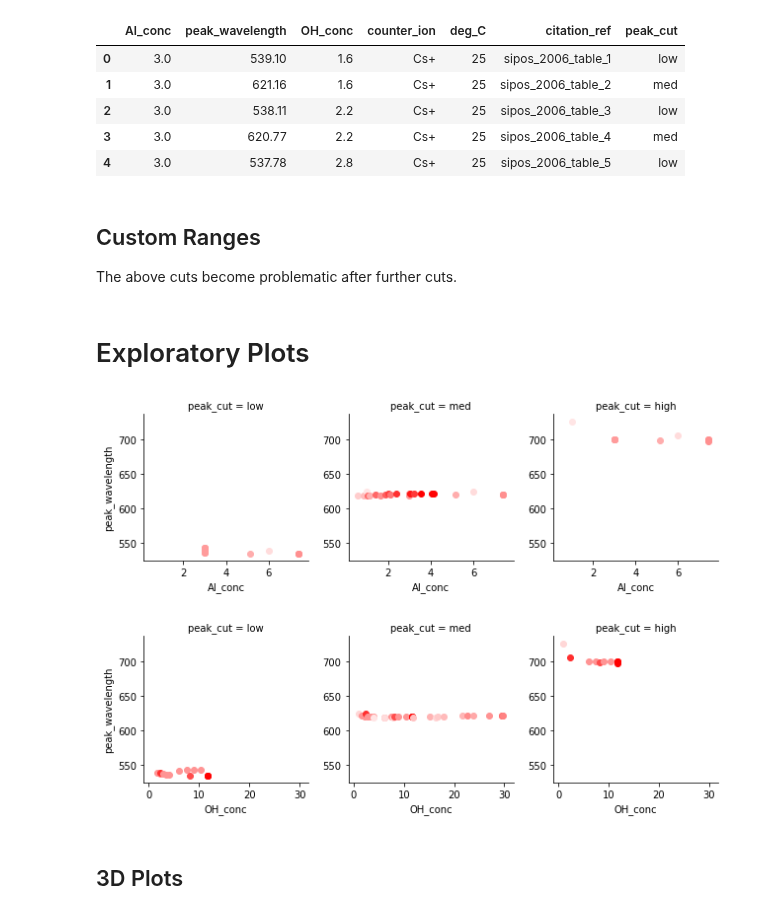
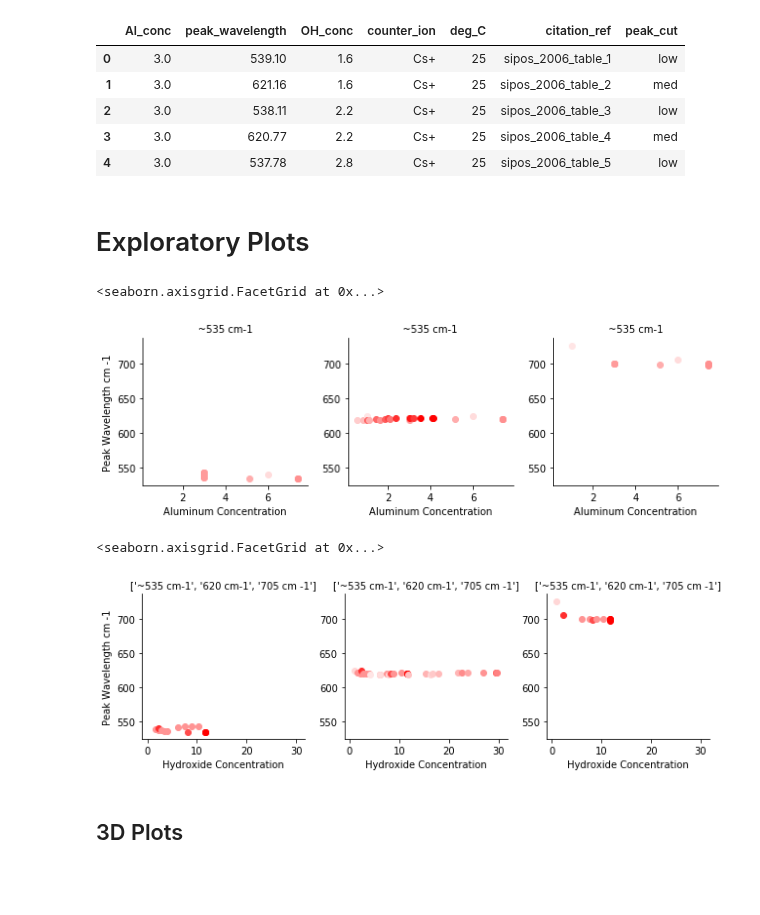
Before and after one commit to biggstd/pyluminate, a Jupyter notebook: notebooks/Aluminate Review Raman Figures.ipynb, the cells around one changed output. Cells and saved outputs as stored; diff of their text form; code cells hidden in the pictures; blank space fills up the shorter version.

```diff
--- a/notebooks/Aluminate Review Raman Figures.ipynb
+++ b/notebooks/Aluminate Review Raman Figures.ipynb
@@ -81,10 +81,6 @@ raman_df.head()
 | 2 | 3.0 | 538.11 | 2.2 | Cs+ | 25 | sipos_2006_table_3 | low |
 | 3 | 3.0 | 620.77 | 2.2 | Cs+ | 25 | sipos_2006_table_4 | med |
 | 4 | 3.0 | 537.78 | 2.8 | Cs+ | 25 | sipos_2006_table_5 | low |
-# %% [markdown]
-## Custom Ranges
-
-The above cuts become problematic after further cuts.
 # %% [markdown]
 # Exploratory Plots
 # %%
@@ -99,22 +95,32 @@ g = g.map(
     'Al_conc',
     'peak_wavelength'
 )
+
+g.set_titles('~535 cm-1', '620 cm-1', '705 cm -1')
+g.set_xlabels('Aluminum Concentration')
+g.set_ylabels('Peak Wavelength cm -1')
 # %% [output]
+<seaborn.axisgrid.FacetGrid at 0x...>
-[figure, old version]
+[figure, new version]
 # %%
 g = sns.FacetGrid(
     data=raman_df,
     hue='OH_conc',
     col='peak_cut',
     palette=Al_OH_colors
 )
 g = g.map(
     plt.scatter,
     'OH_conc',
     'peak_wavelength'
 )
+
+g.set_titles(['~535 cm-1', '620 cm-1', '705 cm -1'])
+g.set_xlabels('Hydroxide Concentration')
+g.set_ylabels('Peak Wavelength cm -1')
 # %% [output]
+<seaborn.axisgrid.FacetGrid at 0x...>
-[figure, old version]
+[figure, new version]
 # %% [markdown]
 ## 3D Plots
 # %%
```
Also changed, not shown: parts of 9 cells of this notebook, 1 other file.
